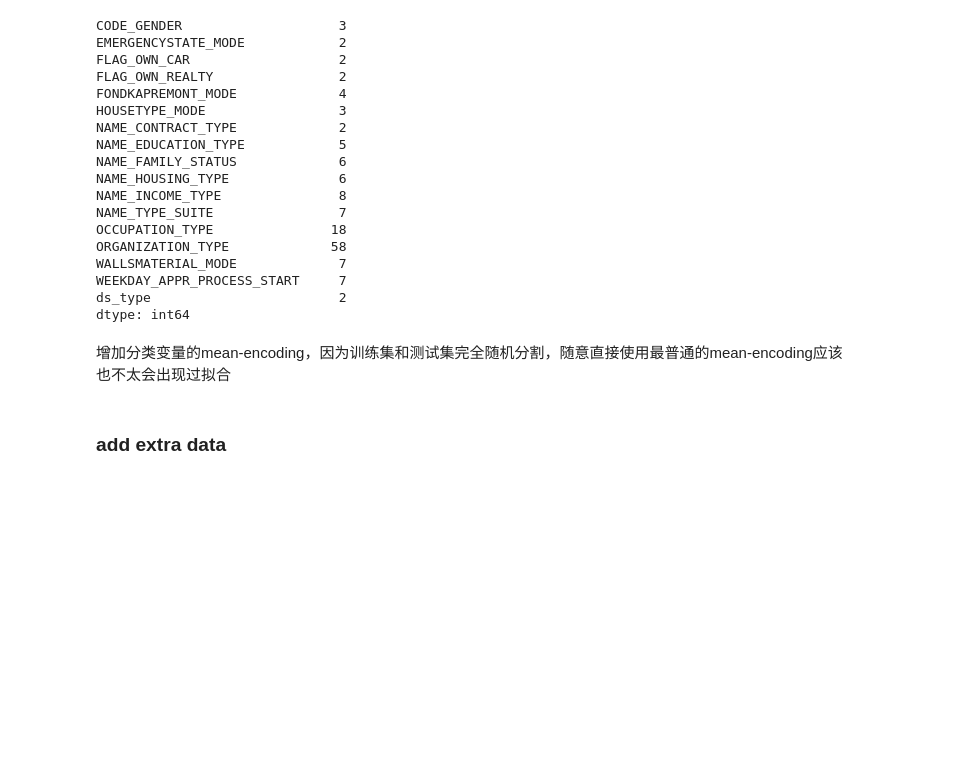
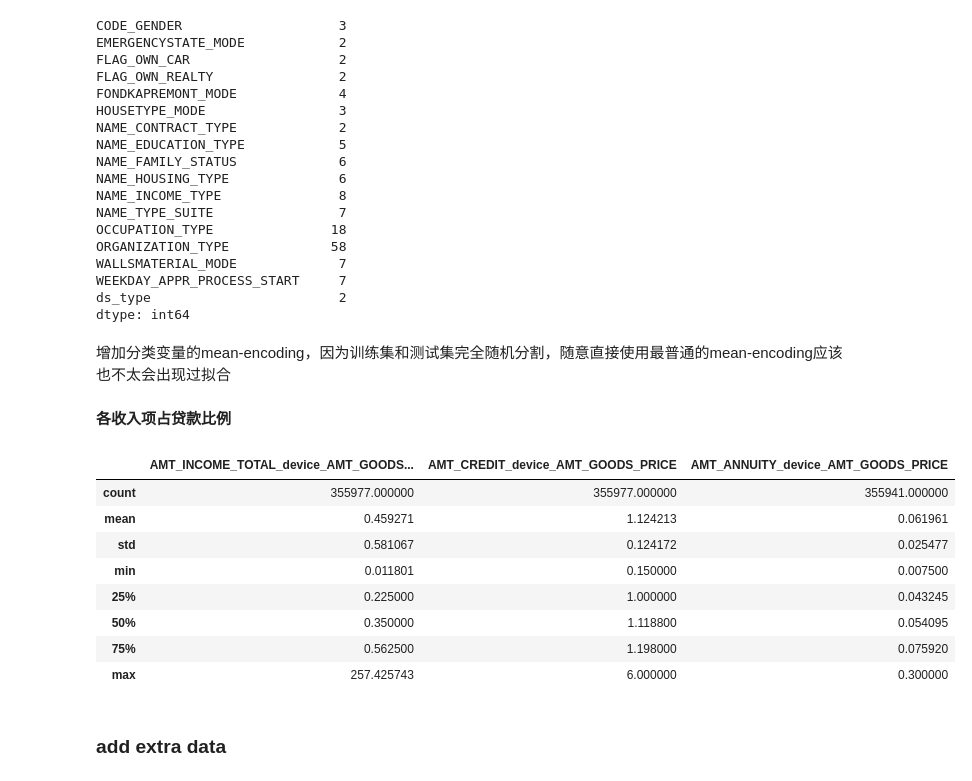
Before and after one commit to hahadsg/MyKaggle, a Jupyter notebook: competitions/home-credit-default-risk/EDA.ipynb, the cells around one changed output. Cells and saved outputs as stored; diff of their text form; code cells hidden in the pictures; blank space fills up the shorter version.

```diff
--- a/competitions/home-credit-default-risk/EDA.ipynb
+++ b/competitions/home-credit-default-risk/EDA.ipynb
@@ -142,3 +141,5 @@ add_features(temp_df.columns.tolist())
 for c in categorical_features:
     full_df, new_feat = mean_encoding(full_df, c, label_col, is_tst, return_feature_name=True)
     add_features(new_feat)
+# %% [markdown]
+**各收入项占贷款比例**
@@ -145,3 +157,15 @@ for c in categorical_features:
+# %%
+full_df[new_features].describe()
+# %% [output]
+|  | AMT_INCOME_TOTAL_device_AMT_GOODS... | AMT_CREDIT_device_AMT_GOODS_PRICE | AMT_ANNUITY_device_AMT_GOODS_PRICE |
+| count | 355977.000000 | 355977.000000 | 355941.000000 |
+| mean | 0.459271 | 1.124213 | 0.061961 |
+| std | 0.581067 | 0.124172 | 0.025477 |
+| min | 0.011801 | 0.150000 | 0.007500 |
+| 25% | 0.225000 | 1.000000 | 0.043245 |
+| 50% | 0.350000 | 1.118800 | 0.054095 |
+| 75% | 0.562500 | 1.198000 | 0.075920 |
+| max | 257.425743 | 6.000000 | 0.300000 |
 # %% [markdown]
 ### add extra data
 # %%
```
Also changed, not shown: parts of 6 cells of this notebook.
